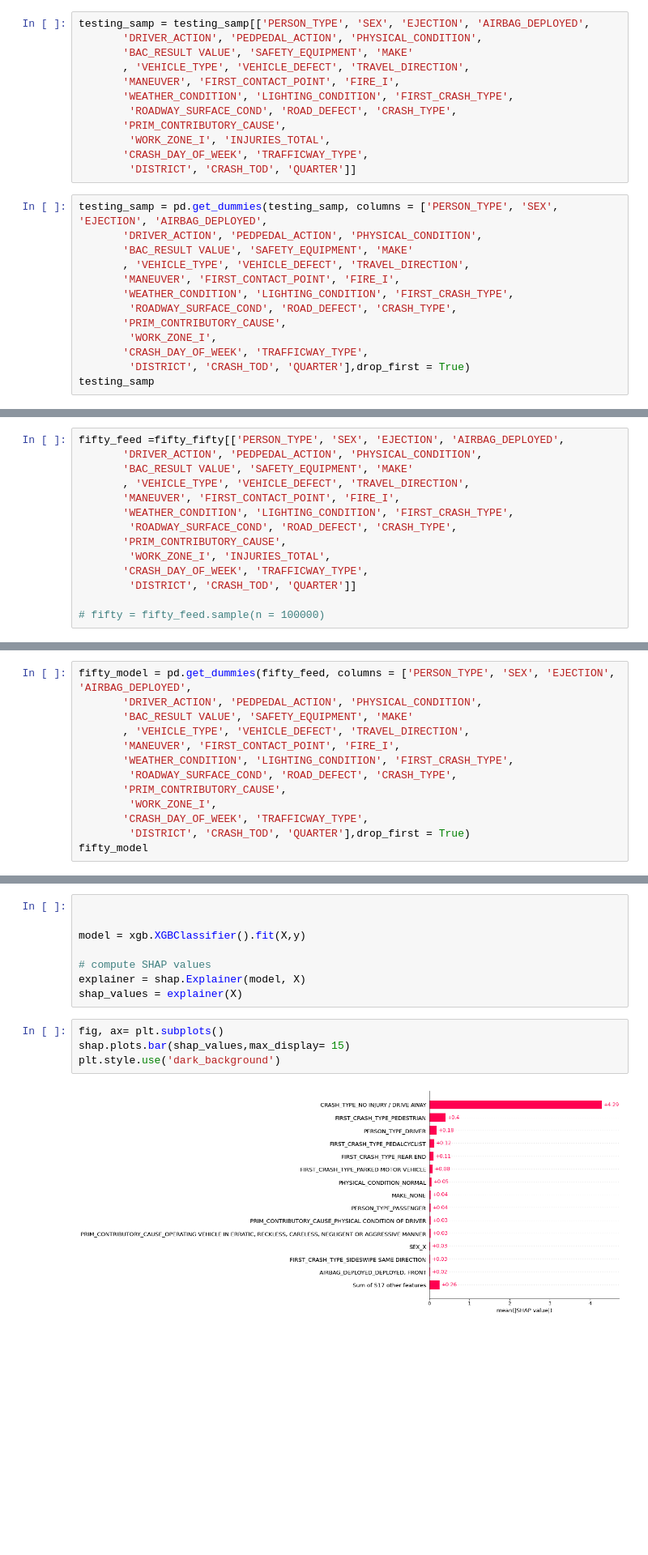
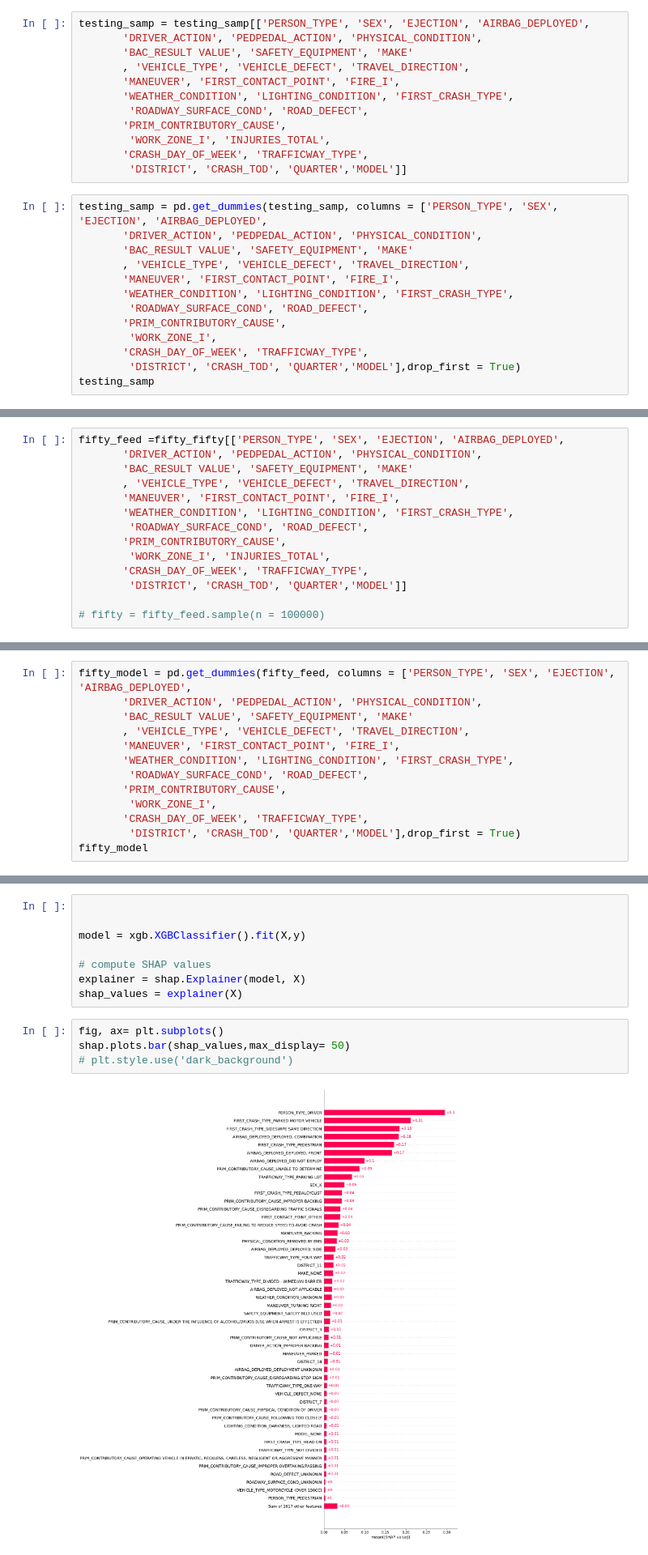
Before and after one commit to shigos/Traffic_Models, a Jupyter notebook: notebook/clean_merge_note.ipynb, the cells around one changed output, grey strips where cells are left out. Shown at 81% size. Saved outputs shown, nothing was run; the diff lists cells and outputs as text; blank space fills up the shorter version.

```diff
--- a/notebook/clean_merge_note.ipynb
+++ b/notebook/clean_merge_note.ipynb
@@ -659,11 +700,11 @@ testing_samp = testing_samp[['PERSON_TYPE', 'SEX', 'EJECTION', 'AIRBAG_DEPLOYED'
        , 'VEHICLE_TYPE', 'VEHICLE_DEFECT', 'TRAVEL_DIRECTION',
        'MANEUVER', 'FIRST_CONTACT_POINT', 'FIRE_I',
        'WEATHER_CONDITION', 'LIGHTING_CONDITION', 'FIRST_CRASH_TYPE',
-        'ROADWAY_SURFACE_COND', 'ROAD_DEFECT', 'CRASH_TYPE',
+        'ROADWAY_SURFACE_COND', 'ROAD_DEFECT',
        'PRIM_CONTRIBUTORY_CAUSE',
         'WORK_ZONE_I', 'INJURIES_TOTAL',
        'CRASH_DAY_OF_WEEK', 'TRAFFICWAY_TYPE',
-        'DISTRICT', 'CRASH_TOD', 'QUARTER']]
+        'DISTRICT', 'CRASH_TOD', 'QUARTER','MODEL']]
 # %%
 testing_samp = pd.get_dummies(testing_samp, columns = ['PERSON_TYPE', 'SEX', 'EJECTION', 'AIRBAG_DEPLOYED',
        'DRIVER_ACTION', 'PEDPEDAL_ACTION', 'PHYSICAL_CONDITION',
@@ -671,11 +712,11 @@ testing_samp = pd.get_dummies(testing_samp, columns = ['PERSON_TYPE', 'SEX', 'EJ
        , 'VEHICLE_TYPE', 'VEHICLE_DEFECT', 'TRAVEL_DIRECTION',
        'MANEUVER', 'FIRST_CONTACT_POINT', 'FIRE_I',
        'WEATHER_CONDITION', 'LIGHTING_CONDITION', 'FIRST_CRASH_TYPE',
-        'ROADWAY_SURFACE_COND', 'ROAD_DEFECT', 'CRASH_TYPE',
+        'ROADWAY_SURFACE_COND', 'ROAD_DEFECT',
        'PRIM_CONTRIBUTORY_CAUSE',
         'WORK_ZONE_I',
        'CRASH_DAY_OF_WEEK', 'TRAFFICWAY_TYPE',
-        'DISTRICT', 'CRASH_TOD', 'QUARTER'],drop_first = True)
+        'DISTRICT', 'CRASH_TOD', 'QUARTER','MODEL'],drop_first = True)
 testing_samp
 # %% [output]
 |  | INJURIES_TOTAL | PERSON_TYPE_DRIVER | PERSON_TYPE_NON-CONTACT VEHICLE | PERSON_TYPE_NON-MOTOR VEHICLE | PERSON_TYPE_PASSENGER | ... |
@@ -698,11 +739,11 @@ fifty_feed =fifty_fifty[['PERSON_TYPE', 'SEX', 'EJECTION', 'AIRBAG_DEPLOYED',
        , 'VEHICLE_TYPE', 'VEHICLE_DEFECT', 'TRAVEL_DIRECTION',
        'MANEUVER', 'FIRST_CONTACT_POINT', 'FIRE_I',
        'WEATHER_CONDITION', 'LIGHTING_CONDITION', 'FIRST_CRASH_TYPE',
-        'ROADWAY_SURFACE_COND', 'ROAD_DEFECT', 'CRASH_TYPE',
+        'ROADWAY_SURFACE_COND', 'ROAD_DEFECT',
        'PRIM_CONTRIBUTORY_CAUSE',
         'WORK_ZONE_I', 'INJURIES_TOTAL',
        'CRASH_DAY_OF_WEEK', 'TRAFFICWAY_TYPE',
-        'DISTRICT', 'CRASH_TOD', 'QUARTER']]
+        'DISTRICT', 'CRASH_TOD', 'QUARTER','MODEL']]
 
 # fifty = fifty_feed.sample(n = 100000)
 # %%
@@ -716,11 +757,11 @@ fifty_model = pd.get_dummies(fifty_feed, columns = ['PERSON_TYPE', 'SEX', 'EJECT
        , 'VEHICLE_TYPE', 'VEHICLE_DEFECT', 'TRAVEL_DIRECTION',
        'MANEUVER', 'FIRST_CONTACT_POINT', 'FIRE_I',
        'WEATHER_CONDITION', 'LIGHTING_CONDITION', 'FIRST_CRASH_TYPE',
-        'ROADWAY_SURFACE_COND', 'ROAD_DEFECT', 'CRASH_TYPE',
+        'ROADWAY_SURFACE_COND', 'ROAD_DEFECT',
        'PRIM_CONTRIBUTORY_CAUSE',
         'WORK_ZONE_I',
        'CRASH_DAY_OF_WEEK', 'TRAFFICWAY_TYPE',
-        'DISTRICT', 'CRASH_TOD', 'QUARTER'],drop_first = True)
+        'DISTRICT', 'CRASH_TOD', 'QUARTER','MODEL'],drop_first = True)
 fifty_model
 # %% [output]
 |  | INJURIES_TOTAL | PERSON_TYPE_DRIVER | PERSON_TYPE_NON-CONTACT VEHICLE | PERSON_TYPE_NON-MOTOR VEHICLE | PERSON_TYPE_PASSENGER | ... |
@@ -812,10 +887,10 @@ explainer = shap.Explainer(model, X)
 shap_values = explainer(X)
 # %%
 fig, ax= plt.subplots()
-shap.plots.bar(shap_values,max_display= 15)
-plt.style.use('dark_background')
+shap.plots.bar(shap_values,max_display= 50)
+# plt.style.use('dark_background')
 # %% [output]
-[figure, old version]
+[figure, new version]
 # %%
 metrics.confusion_matrix(y_test,y_pred) # Balanced
 # %% [output]
```
Also changed, not shown: parts of 53 cells of this notebook, 2 other files.
